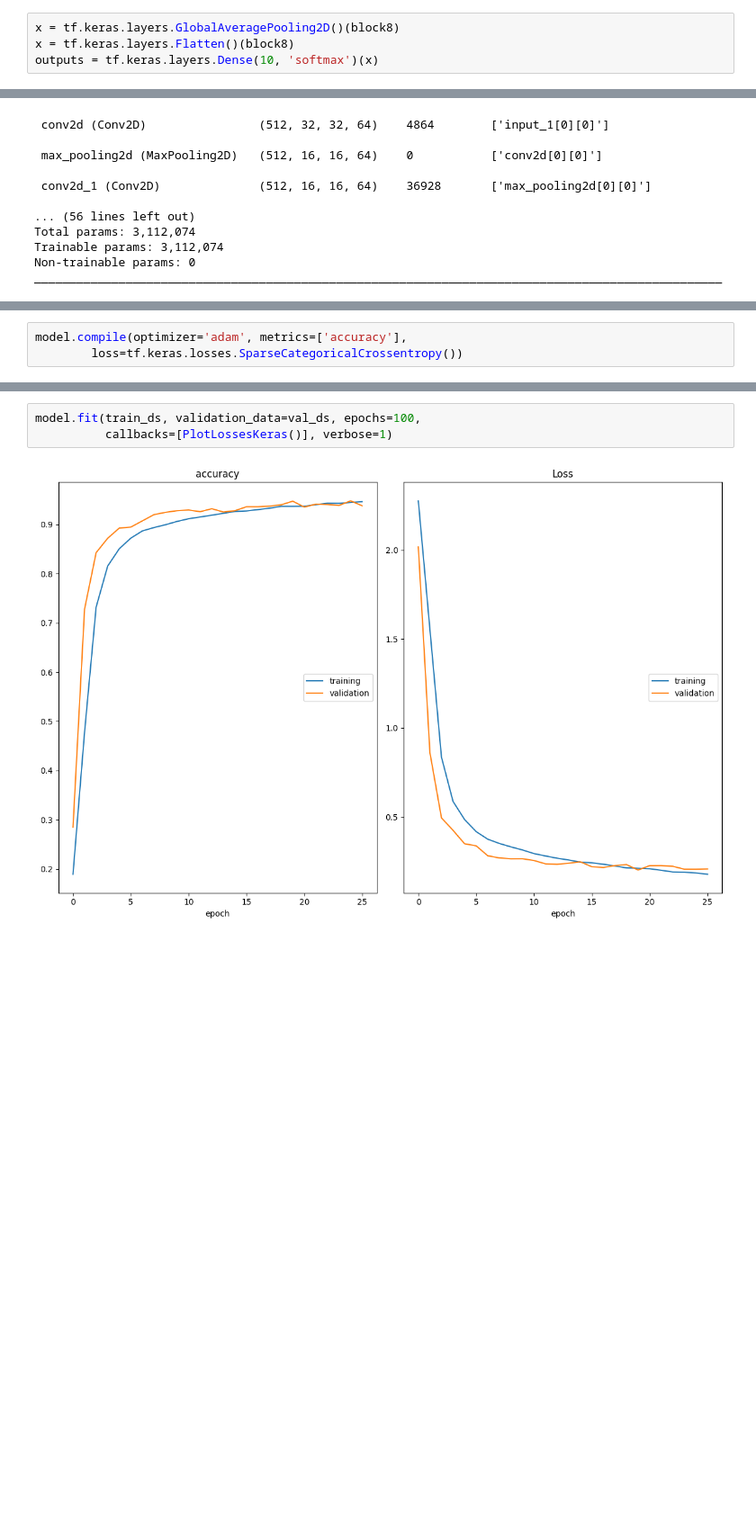
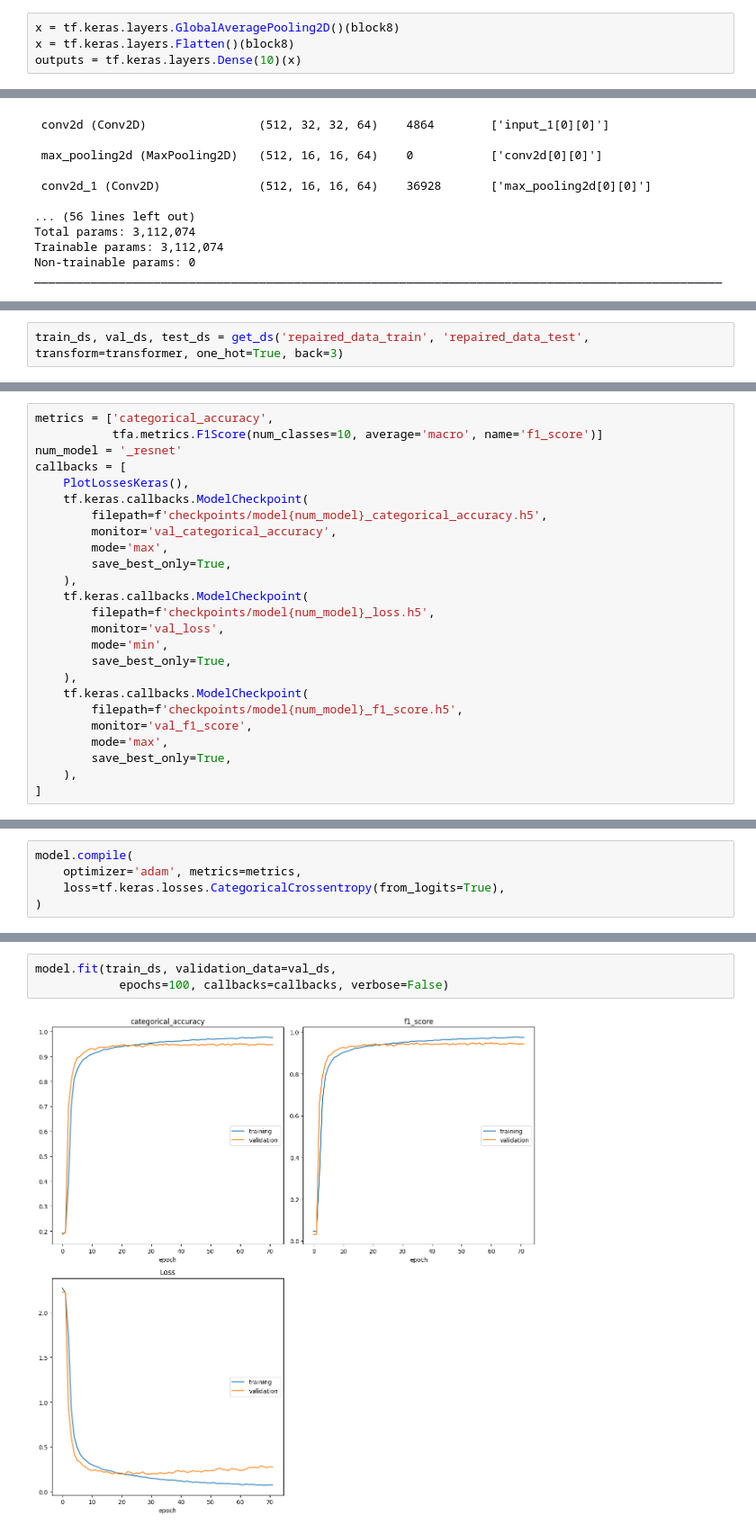
Before and after one commit to GrishaTS/YaMlProject, a Jupyter notebook: notebooks/Griga/ResNet/resnet.ipynb, the cells around one changed output, grey strips where cells are left out. Shown at 90% size. Saved outputs shown, nothing was run; the diff lists cells and outputs as text; blank space fills up the shorter version.

Commit message:
model1 (example)

```diff
--- a/notebooks/Griga/ResNet/resnet.ipynb
+++ b/notebooks/Griga/ResNet/resnet.ipynb
@@ -127,7 +138,7 @@ TensorShape([512, 4, 4, 256])
 # %%
 x = tf.keras.layers.GlobalAveragePooling2D()(block8)
 x = tf.keras.layers.Flatten()(block8)
-outputs = tf.keras.layers.Dense(10, 'softmax')(x)
+outputs = tf.keras.layers.Dense(10)(x)
 # %%
 model = tf.keras.Model(inputs, outputs)
 model.summary()
@@ -161,0 +181,2 @@ train_ds, val_ds, test_ds = get_ds('repaired_data_train', 'repaired_data_test',
+# %%
+train_ds, val_ds, test_ds = get_ds('repaired_data_train', 'repaired_data_test', transform=transformer, one_hot=True, back=3)
@@ -161,0 +197,25 @@ train_ds, val_ds, test_ds = get_ds('repaired_data_train', 'repaired_data_test',
+# %%
+metrics = ['categorical_accuracy',
+           tfa.metrics.F1Score(num_classes=10, average='macro', name='f1_score')]
+num_model = '_resnet'
+callbacks = [
+    PlotLossesKeras(),
+    tf.keras.callbacks.ModelCheckpoint(
+        filepath=f'checkpoints/model{num_model}_categorical_accuracy.h5',
+        monitor='val_categorical_accuracy',
+        mode='max',
+        save_best_only=True,
+    ),
+    tf.keras.callbacks.ModelCheckpoint(
+        filepath=f'checkpoints/model{num_model}_loss.h5',
+        monitor='val_loss',
+        mode='min',
+        save_best_only=True,
+    ),
+    tf.keras.callbacks.ModelCheckpoint(
+        filepath=f'checkpoints/model{num_model}_f1_score.h5',
+        monitor='val_f1_score',
+        mode='max',
+        save_best_only=True,
+    ),
+]
@@ -162,3 +224,5 @@ train_ds, val_ds, test_ds = get_ds('repaired_data_train', 'repaired_data_test',
 # %%
-model.compile(optimizer='adam', metrics=['accuracy'],
-        loss=tf.keras.losses.SparseCategoricalCrossentropy())
+model.compile(
+    optimizer='adam', metrics=metrics,
+    loss=tf.keras.losses.CategoricalCrossentropy(from_logits=True),
+)
@@ -165,5 +231,5 @@ model.compile(optimizer='adam', metrics=['accuracy'],
 # %%
-model.fit(train_ds, validation_data=val_ds, epochs=100,
-          callbacks=[PlotLossesKeras()], verbose=1)
+model.fit(train_ds, validation_data=val_ds,
+            epochs=100, callbacks=callbacks, verbose=False)
 # %% [output]
-[figure, old version]
+[figure, new version]
```
Also changed, not shown: parts of 12 cells of this notebook, 11 other files.
